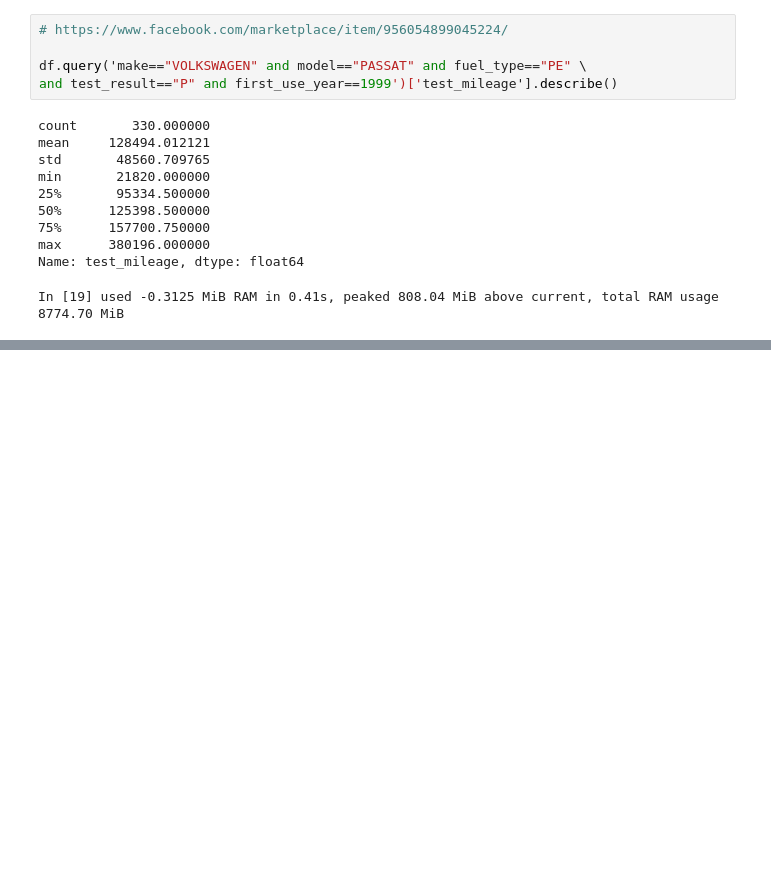
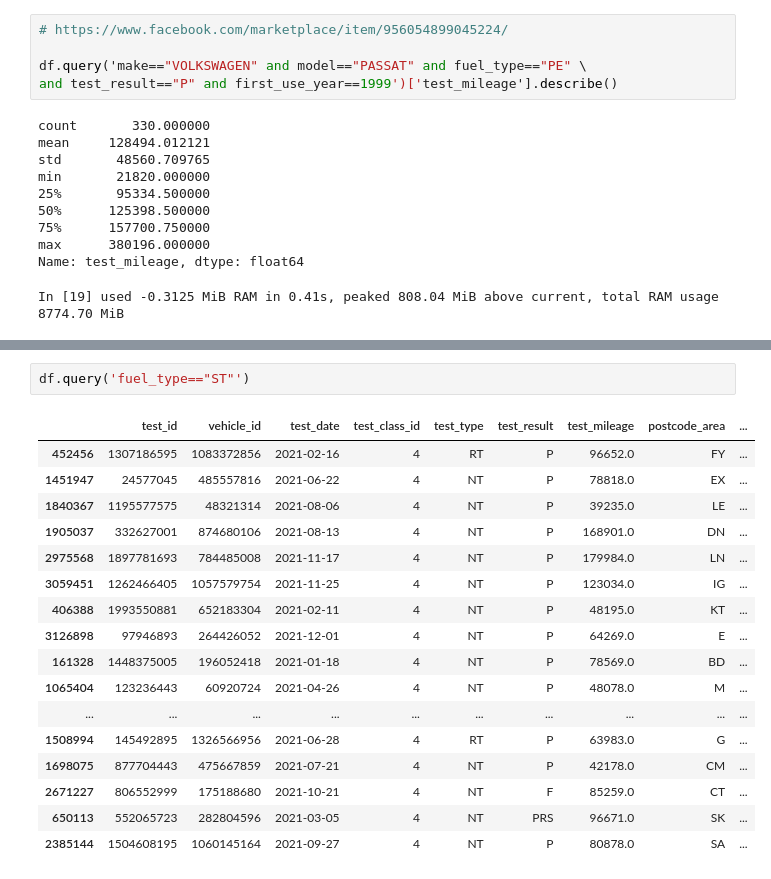
Before and after one commit to ianozsvald/mot_pandas2_polars_dask, a Jupyter notebook: notebooks/20230511_pd_load_many.ipynb, the cells around one changed output, grey strips where cells are left out. Drawn from its saved outputs; the diff is of its cells as text; blank space fills up the shorter version.

```diff
--- a/notebooks/20230511_pd_load_many.ipynb
+++ b/notebooks/20230511_pd_load_many.ipynb
@@ -388,0 +406,20 @@ In [19] used -0.3125 MiB RAM in 0.41s, peaked 808.04 MiB above current, total RA
+# %%
+df.query('fuel_type=="ST"')
+# %% [output]
+|  | test_id | vehicle_id | test_date | test_class_id | test_type | test_result | test_mileage | postcode_area | ... |
+| 452456 | 1307186595 | 1083372856 | 2021-02-16 | 4 | RT | P | 96652.0 | FY | ... |
+| 1451947 | 24577045 | 485557816 | 2021-06-22 | 4 | NT | P | 78818.0 | EX | ... |
+| 1840367 | 1195577575 | 48321314 | 2021-08-06 | 4 | NT | P | 39235.0 | LE | ... |
+| 1905037 | 332627001 | 874680106 | 2021-08-13 | 4 | NT | P | 168901.0 | DN | ... |
+| 2975568 | 1897781693 | 784485008 | 2021-11-17 | 4 | NT | P | 179984.0 | LN | ... |
+| 3059451 | 1262466405 | 1057579754 | 2021-11-25 | 4 | NT | P | 123034.0 | IG | ... |
+| 406388 | 1993550881 | 652183304 | 2021-02-11 | 4 | NT | P | 48195.0 | KT | ... |
+| 3126898 | 97946893 | 264426052 | 2021-12-01 | 4 | NT | P | 64269.0 | E | ... |
+| 161328 | 1448375005 | 196052418 | 2021-01-18 | 4 | NT | P | 78569.0 | BD | ... |
+| 1065404 | 123236443 | 60920724 | 2021-04-26 | 4 | NT | P | 48078.0 | M | ... |
+| ... | ... | ... | ... | ... | ... | ... | ... | ... | ... |
+| 1508994 | 145492895 | 1326566956 | 2021-06-28 | 4 | RT | P | 63983.0 | G | ... |
+| 1698075 | 877704443 | 475667859 | 2021-07-21 | 4 | NT | P | 42178.0 | CM | ... |
+| 2671227 | 806552999 | 175188680 | 2021-10-21 | 4 | NT | F | 85259.0 | CT | ... |
+| 650113 | 552065723 | 282804596 | 2021-03-05 | 4 | NT | PRS | 96671.0 | SK | ... |
+| 2385144 | 1504608195 | 1060145164 | 2021-09-27 | 4 | NT | P | 80878.0 | SA | ... |
```
Also changed, not shown: parts of 3 cells of this notebook, 2 other files.
